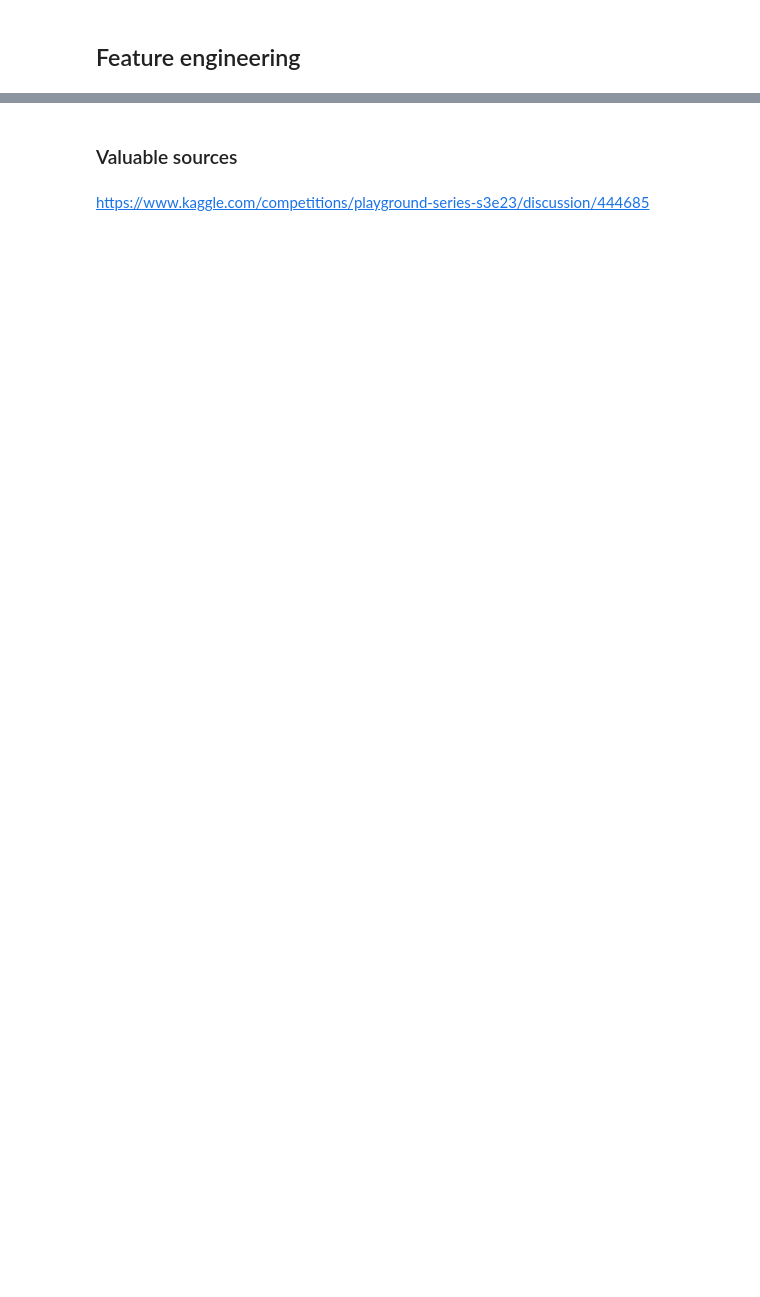
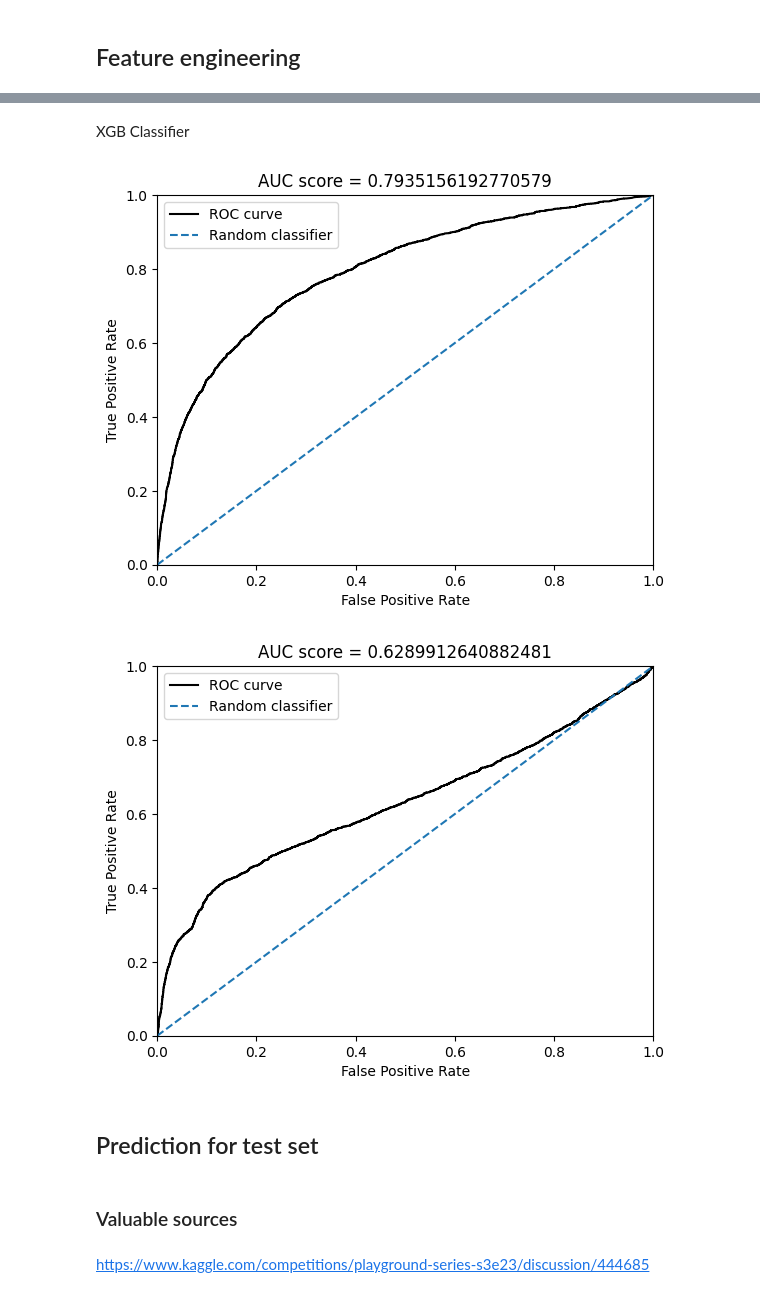
Before and after one commit to incardo/kaggle-playground, a Jupyter notebook: Binary-Classification_Software_Defects_Dataset/eda_software_defects.ipynb, the cells around one changed output, grey strips where cells are left out. Drawn from its saved outputs; the diff is of its cells as text; code cells hidden in the pictures; blank space fills up the shorter version.

Commit message:
Latest XGB predictions version

```diff
--- a/Binary-Classification_Software_Defects_Dataset/eda_software_defects.ipynb
+++ b/Binary-Classification_Software_Defects_Dataset/eda_software_defects.ipynb
@@ -336,0 +266,15 @@ Name: defects, Length: 67842, dtype: float64
+# %%
+from sklearn.linear_model import LogisticRegression
+
+def logistic_predictions(train_X, train_y):
+
+    reg = LogisticRegression()
+
+    reg.fit(train_X,train_y)
+    predictions = reg.predict_proba(val_X)[:,1]
+    predictions[predictions>1]=1
+    predictions[predictions<0]=0
+
+    return predictions, reg
+
+log_predictions, log_model = logistic_predictions(train_X, train_y)
@@ -336,0 +289,2 @@ Name: defects, Length: 67842, dtype: float64
+# %% [markdown]
+XGB Classifier
@@ -336,0 +313,34 @@ Name: defects, Length: 67842, dtype: float64
+# %%
+def plot_roc(val_y,pred_y):
+    # Plot the ROC curve
+    fpr, tpr, _ = roc_curve(val_y,pred_y, pos_label=1)
+
+    plt.plot(fpr, tpr, 'k', label='ROC curve')
+
+    # Plot the baseline
+    plt.plot([0, 1], [0, 1], linestyle='--', label='Random classifier')
+
+    # Set the axis labels
+    plt.xlabel('False Positive Rate')
+    plt.ylabel('True Positive Rate')
+
+    # Set axis limits
+    plt.xlim(0,1)
+    plt.ylim(0,1)
+
+    # Set the title
+    plt.title('AUC score = ' + str(roc_auc_score(val_y,pred_y)))
+
+    # Show the legend
+    plt.legend()
+
+    # Show the plot
+    plt.show()
+
+plot_roc(val_y,XGBoost_predictions)
+plot_roc(val_y,log_predictions)
+# %% [output]
+[figure, added]
+[figure, added]
+# %% [markdown]
+## Prediction for test set
```
Also changed, not shown: parts of 16 cells of this notebook, 5 other files.
